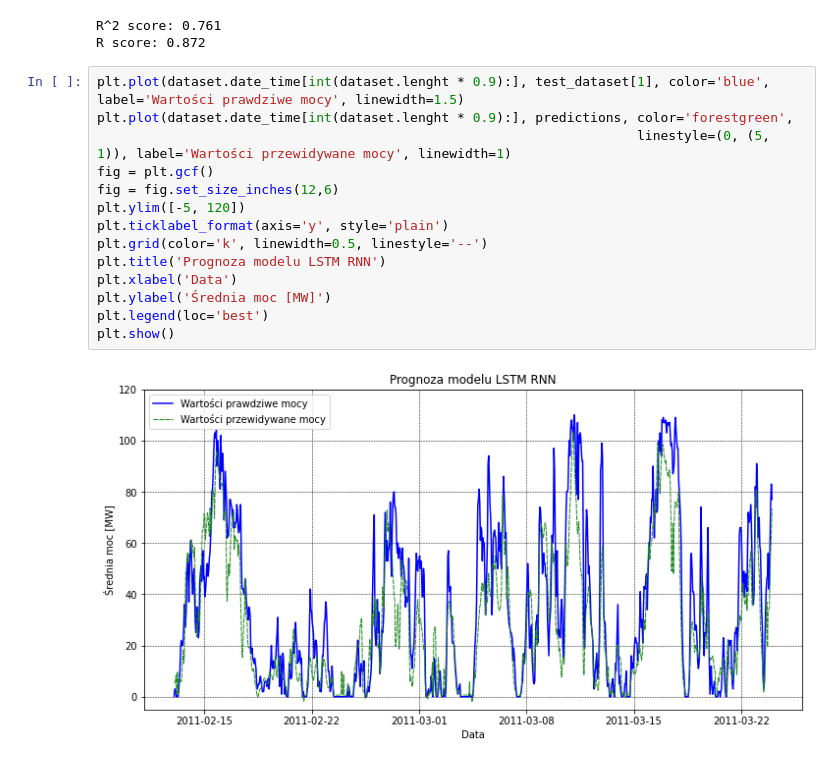
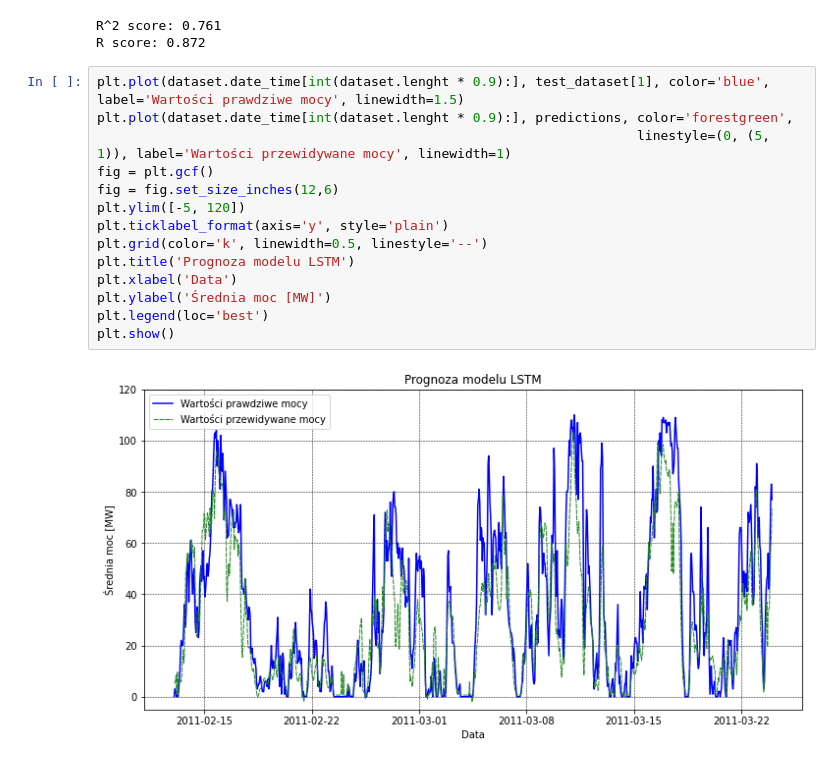
Before and after one commit to Dawidemm/wind-farm-power-forecasting, a Jupyter notebook: ForecastingLSTM.ipynb, the cells around one changed output. Saved outputs shown, nothing was run; the diff lists cells and outputs as text.

```diff
--- a/ForecastingLSTM.ipynb
+++ b/ForecastingLSTM.ipynb
@@ -72,19 +72,19 @@ R score: 0.872
 # %%
 plt.plot(dataset.date_time[int(dataset.lenght * 0.9):], test_dataset[1], color='blue', label='Wartości prawdziwe mocy', linewidth=1.5)
 plt.plot(dataset.date_time[int(dataset.lenght * 0.9):], predictions, color='forestgreen',
                                                                      linestyle=(0, (5, 1)), label='Wartości przewidywane mocy', linewidth=1)
 fig = plt.gcf()
 fig = fig.set_size_inches(12,6)
 plt.ylim([-5, 120])
 plt.ticklabel_format(axis='y', style='plain')
 plt.grid(color='k', linewidth=0.5, linestyle='--')
-plt.title('Prognoza modelu LSTM RNN')
+plt.title('Prognoza modelu LSTM')
 plt.xlabel('Data')
 plt.ylabel('Średnia moc [MW]')
 plt.legend(loc='best')
 plt.show()
 # %% [output]
-[figure, old version]
+[figure, new version]
 # %%
 fig, (ax0, ax1, ax2, ax3) = plt.subplots(4, 1, figsize=(12,22))
 ax3.scatter(dataset.date_time[-168:], test_dataset[1][-168:], color='blue', label='Wartości prawdziwe mocy')
```
Also changed, not shown: parts of 7 cells of this notebook.
